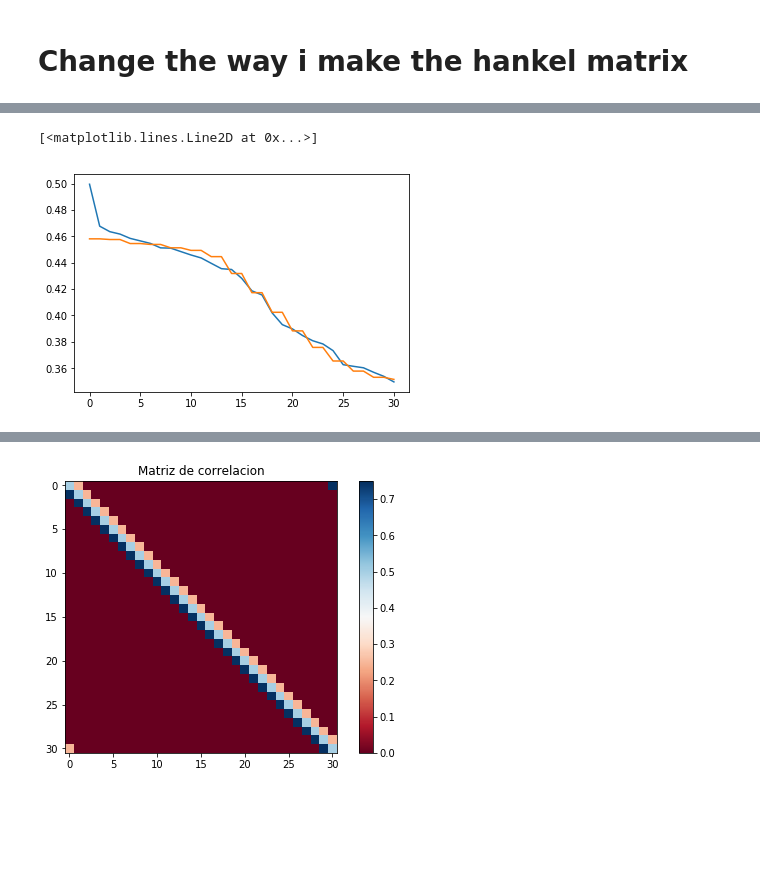
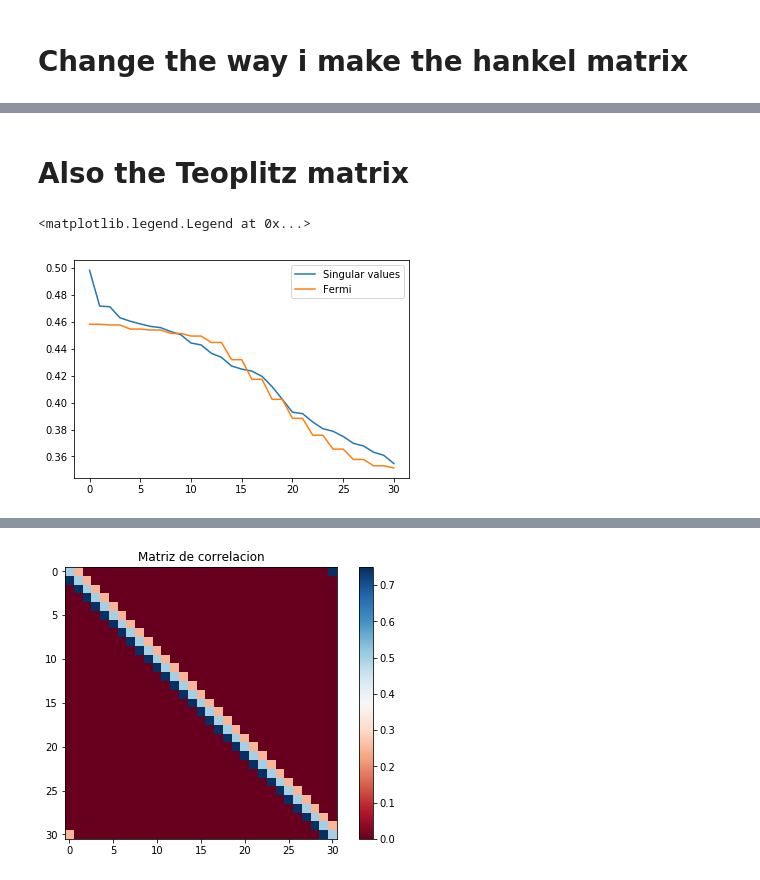
Before and after one commit to jamontanac/Tesis_Master, a Jupyter notebook: XY_model/Calculating_Entropy_and_density_matrix/Prueba15-10-19.ipynb, the cells around one changed output, grey strips where cells are left out. Drawn from its saved outputs; the diff is of its cells as text; code cells hidden in the pictures; blank space fills up the shorter version.

```diff
--- a/XY_model/Calculating_Entropy_and_density_matrix/Prueba15-10-19.ipynb
+++ b/XY_model/Calculating_Entropy_and_density_matrix/Prueba15-10-19.ipynb
@@ -359,6 +359,8 @@ def Hankel_matrix(Fourier_minous,L):
     Last_row=np.roll(to_use,-L+1)[:L]
     #np.roll(Fourier_minous,L-1)[::-1][:L]
     return hankel(First_column,Last_row)
+# %% [markdown]
+# Also the Teoplitz matrix
 # %%
 def Toeplitz_matrix(Fourier_plus,L):
     First_column = Fourier_plus[:L]
@@ -367,19 +369,19 @@ def Toeplitz_matrix(Fourier_plus,L):
     #First_row = Fourier_plus[:L]
     return toeplitz(First_column,First_row)
 # %%
-
 L=31
 beta=0.40824
 mu=0
-
-a,b=Get_Bands_Matrix(Ground=False)
+N_size=90001
+a,b=Get_Bands_Matrix(Ground=False,N_size=N_size)
 New_cov_matrix=Covariance_matrix_from_sub_sample(a,b,L)
 S=np.linalg.svd(New_cov_matrix,compute_uv=False)
 S=-S+0.5
-plt.plot(sorted(S,reverse=True))
+plt.plot(sorted(S,reverse=True),label="Singular values")
 n=np.arange(-(L-1)/2,(L-1)/2+ 1)
 to_plot=sorted(Fermi_dirac(beta,mu,n,N=L),reverse=True)
-plt.plot(to_plot)
+plt.plot(to_plot,label="Fermi")
+plt.legend()
 # %% [output]
-[<matplotlib.lines.Line2D at 0x...>]
+<matplotlib.legend.Legend at 0x...>
-[figure, old version]
+[figure, new version]
```
Also changed, not shown: parts of 15 cells of this notebook.
